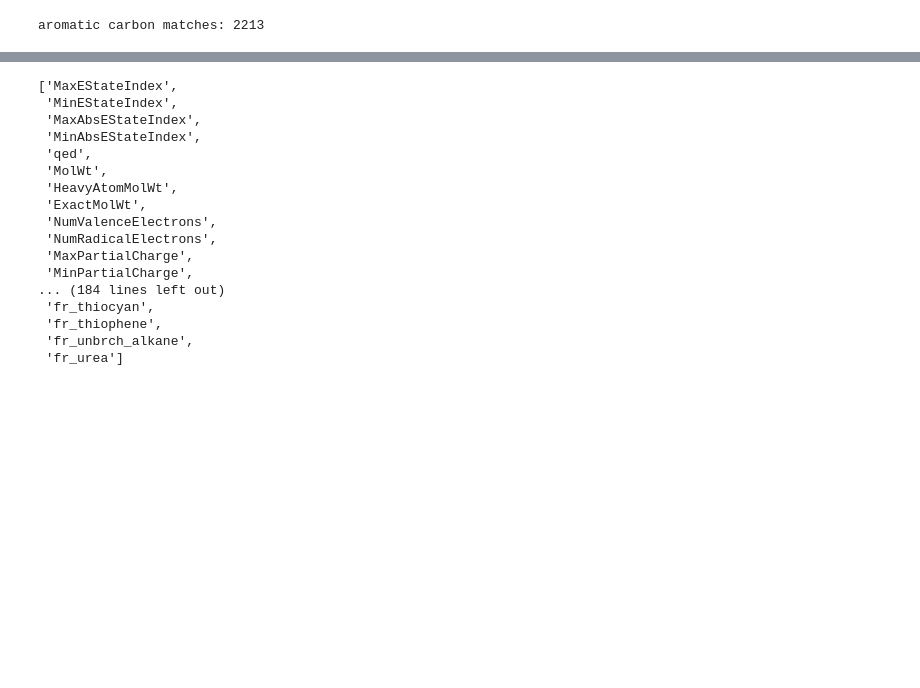
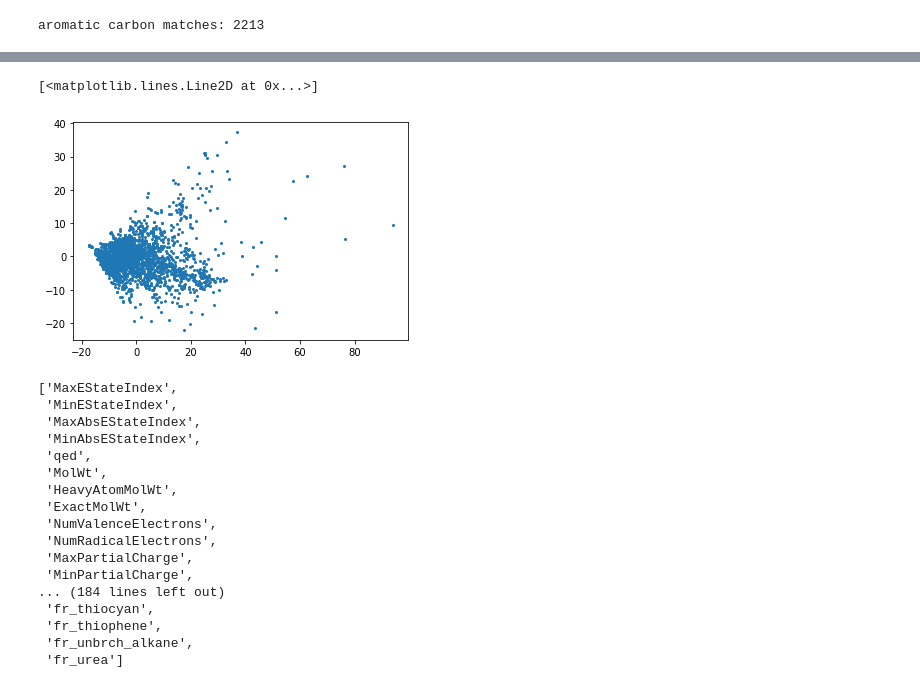
Before and after one commit to saratanov/git_honours, a Jupyter notebook: THESIS/database_analysis.ipynb, the cells around one changed output, grey strips where cells are left out. Saved outputs shown, nothing was run; the diff lists cells and outputs as text; code cells hidden in the pictures; blank space fills up the shorter version.

```diff
--- a/THESIS/database_analysis.ipynb
+++ b/THESIS/database_analysis.ipynb
@@ -430,0 +451,12 @@ aromatic carbon matches: 2213
+# %%
+sentence_sol = sentence_dataset(sol_set)
+vec_sol = [torch.sum(sen, dim=0) for sen in sentence_sol]
+vec_sol = np.array([t.detach().numpy() for t in vec_sol])
+vec_sol = StandardScaler().fit_transform(vec_sol)
+
+sol_PCA = PCA_func.fit_transform(vec_sol)
+
+plt.plot(sol_PCA[:,0], sol_PCA[:,1],'o', markersize=2)
+# %% [output]
+[<matplotlib.lines.Line2D at 0x...>]
+[figure, added]
```
Also changed, not shown: parts of 4 cells of this notebook, 14 other files.
